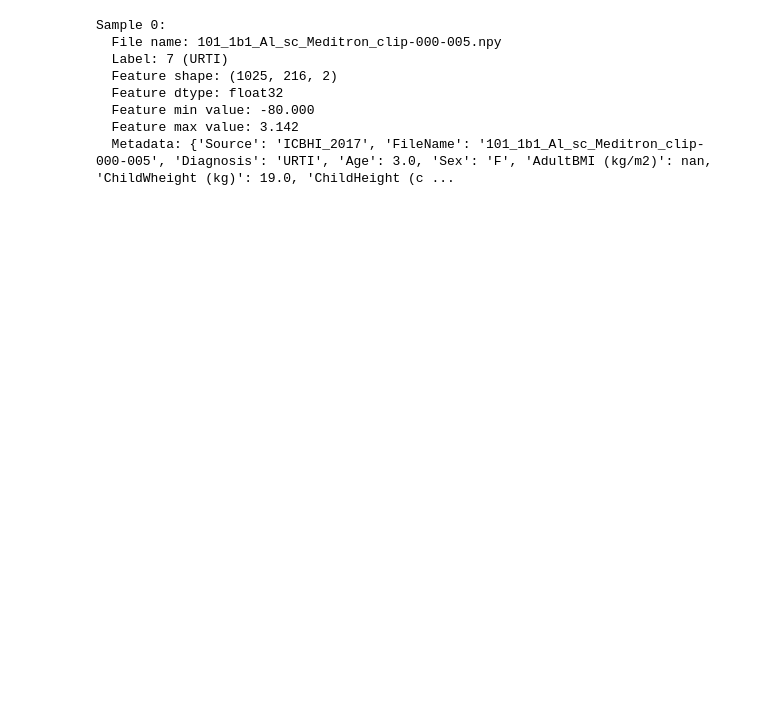
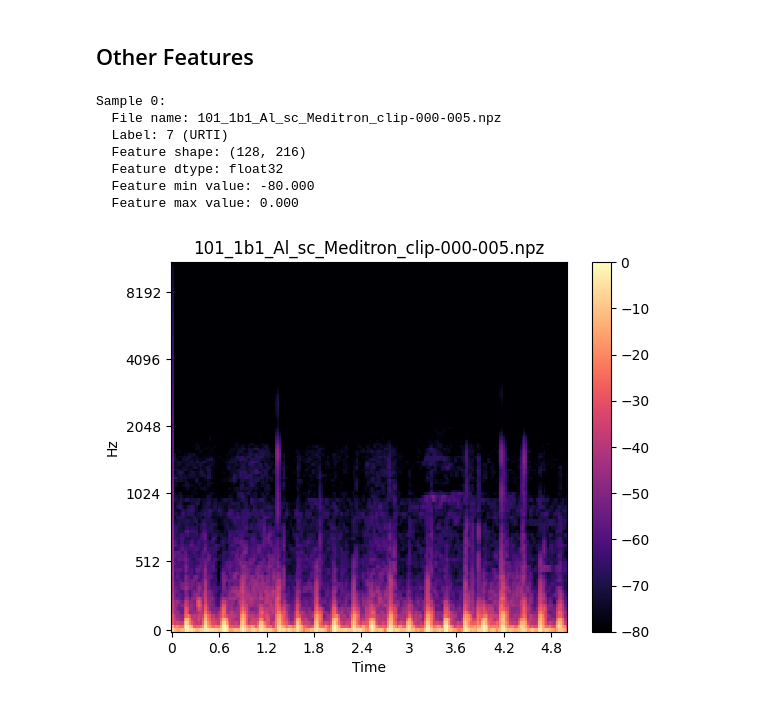
Before and after one commit to RafaelGAT108/IA901_Project, a Jupyter notebook: notebooks/5_features_analysis.ipynb, the cells around one changed output. Cells and saved outputs as stored; diff of their text form; code cells hidden in the pictures; blank space fills up the shorter version.

```diff
--- a/notebooks/5_features_analysis.ipynb
+++ b/notebooks/5_features_analysis.ipynb
@@ -137,11 +99,15 @@ Dataset size: 3893 samples
-# %%
-icbhi_dataset.unit_test(idx=0)
-# %% [output]
-Sample 0:
-  File name: 101_1b1_Al_sc_Meditron_clip-000-005.npy
-  Label: 7 (URTI)
-  Feature shape: (1025, 216, 2)
-  Feature dtype: float32
-  Feature min value: -80.000
-  Feature max value: 3.142
-  Metadata: {'Source': 'ICBHI_2017', 'FileName': '101_1b1_Al_sc_Meditron_clip-000-005', 'Diagnosis': 'URTI', 'Age': 3.0, 'Sex': 'F', 'AdultBMI (kg/m2)': nan, 'ChildWheight (kg)': 19.0, 'ChildHeight (c ...
+# %% [markdown]
+## Other Features
+# %%
+extractor = "MelSpectrogram"
+combined = CombinedFeaturesDataset(DATA_FOLDER, "all", feature_extractor=extractor, classes=SELECTED_CLASSES, random_seed=SEED)
+combined.unit_test(idx=0)
+# %% [output]
+Sample 0:
+  File name: 101_1b1_Al_sc_Meditron_clip-000-005.npz
+  Label: 7 (URTI)
+  Feature shape: (128, 216)
+  Feature dtype: float32
+  Feature min value: -80.000
+  Feature max value: 0.000
+[figure, added]
```
Also changed, not shown: parts of 10 cells of this notebook, 23 other files.
